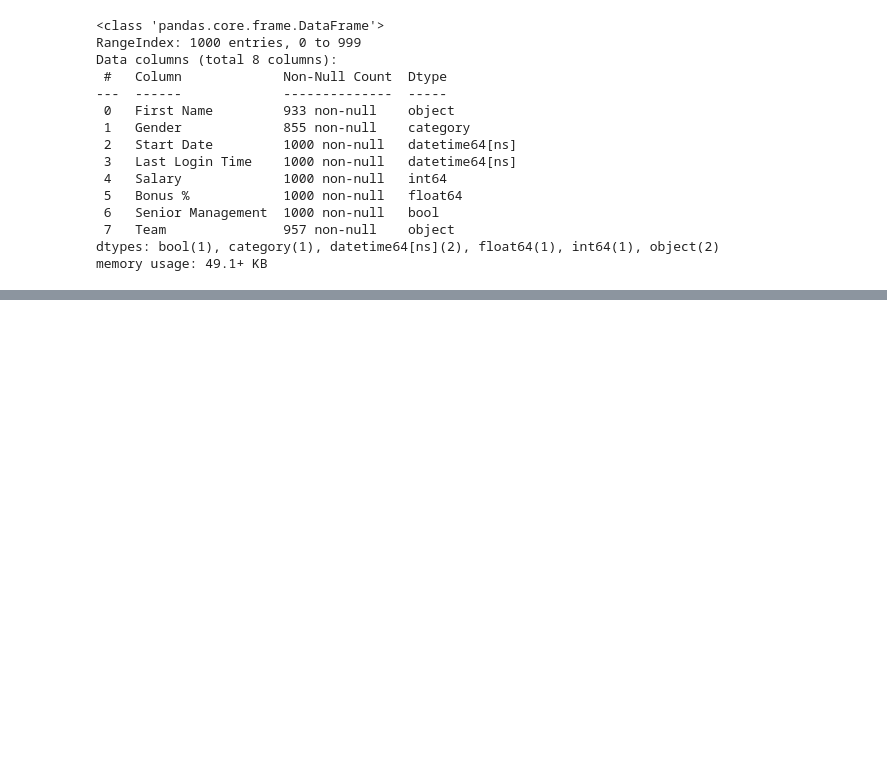
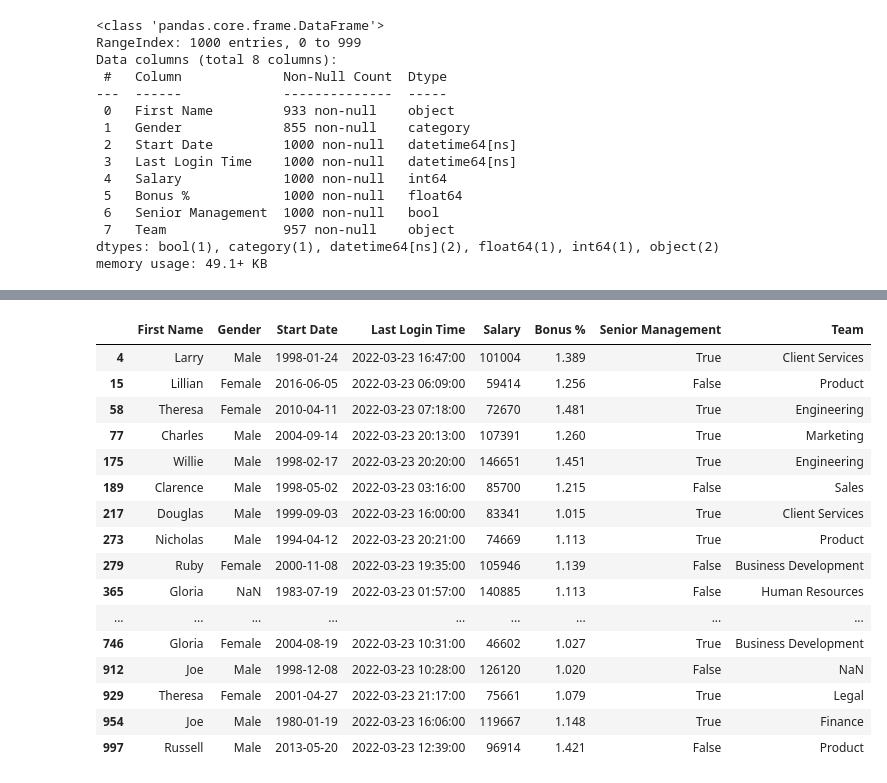
Before and after one commit to junclemente/tfs-pandas, a Jupyter notebook: DataFrames 2.0.ipynb, the cells around one changed output, grey strips where cells are left out. Saved outputs shown, nothing was run; the diff lists cells and outputs as text; code cells hidden in the pictures; blank space fills up the shorter version.

```diff
--- a/DataFrames 2.0.ipynb
+++ b/DataFrames 2.0.ipynb
@@ -93,0 +183,20 @@ df.head(3)
+# %%
+df[df["Bonus %"] < 1.5]
+# %% [output]
+|  | First Name | Gender | Start Date | Last Login Time | Salary | Bonus % | Senior Management | Team |
+| 4 | Larry | Male | 1998-01-24 | 2022-03-23 16:47:00 | 101004 | 1.389 | True | Client Services |
+| 15 | Lillian | Female | 2016-06-05 | 2022-03-23 06:09:00 | 59414 | 1.256 | False | Product |
+| 58 | Theresa | Female | 2010-04-11 | 2022-03-23 07:18:00 | 72670 | 1.481 | True | Engineering |
+| 77 | Charles | Male | 2004-09-14 | 2022-03-23 20:13:00 | 107391 | 1.260 | True | Marketing |
+| 175 | Willie | Male | 1998-02-17 | 2022-03-23 20:20:00 | 146651 | 1.451 | True | Engineering |
+| 189 | Clarence | Male | 1998-05-02 | 2022-03-23 03:16:00 | 85700 | 1.215 | False | Sales |
+| 217 | Douglas | Male | 1999-09-03 | 2022-03-23 16:00:00 | 83341 | 1.015 | True | Client Services |
+| 273 | Nicholas | Male | 1994-04-12 | 2022-03-23 20:21:00 | 74669 | 1.113 | True | Product |
+| 279 | Ruby | Female | 2000-11-08 | 2022-03-23 19:35:00 | 105946 | 1.139 | False | Business Development |
+| 365 | Gloria | NaN | 1983-07-19 | 2022-03-23 01:57:00 | 140885 | 1.113 | False | Human Resources |
+| ... | ... | ... | ... | ... | ... | ... | ... | ... |
+| 746 | Gloria | Female | 2004-08-19 | 2022-03-23 10:31:00 | 46602 | 1.027 | True | Business Development |
+| 912 | Joe | Male | 1998-12-08 | 2022-03-23 10:28:00 | 126120 | 1.020 | False | NaN |
+| 929 | Theresa | Female | 2001-04-27 | 2022-03-23 21:17:00 | 75661 | 1.079 | True | Legal |
+| 954 | Joe | Male | 1980-01-19 | 2022-03-23 16:06:00 | 119667 | 1.148 | True | Finance |
+| 997 | Russell | Male | 2013-05-20 | 2022-03-23 12:39:00 | 96914 | 1.421 | False | Product |
```
Also changed, not shown: parts of 10 cells of this notebook.
